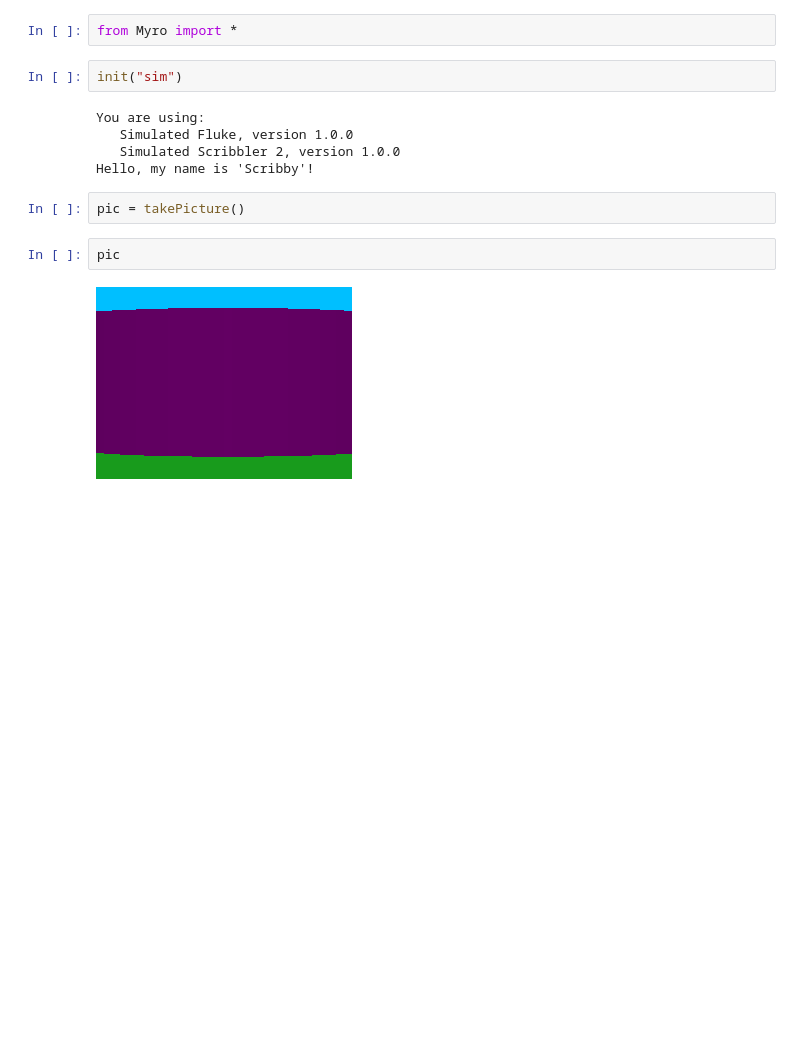
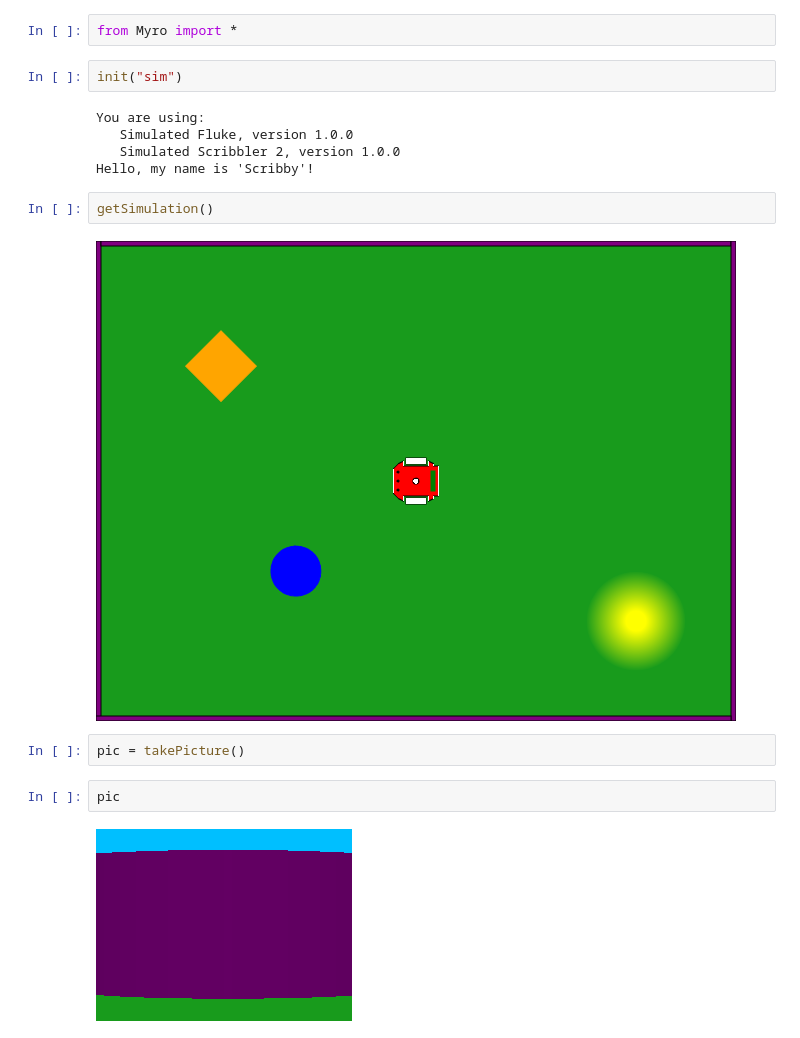
Before and after one commit to jarulsamy/calicolrc, a Jupyter notebook: notebooks/Myro Library with Python.ipynb, the cells around one changed output. Saved outputs shown, nothing was run; the diff lists cells and outputs as text; blank space fills up the shorter version.

Commit message:
getSimulation() now returns a representation of the window

```diff
--- a/notebooks/Myro Library with Python.ipynb
+++ b/notebooks/Myro Library with Python.ipynb
@@ -7,6 +7,10 @@ You are using:
    Simulated Fluke, version 1.0.0
    Simulated Scribbler 2, version 1.0.0
 Hello, my name is 'Scribby'!
+# %%
+getSimulation()
+# %% [output]
+[figure, added]
 # %%
 pic = takePicture()
 # %%
```
Also changed, not shown: parts of 4 cells of this notebook, 8 other files.
